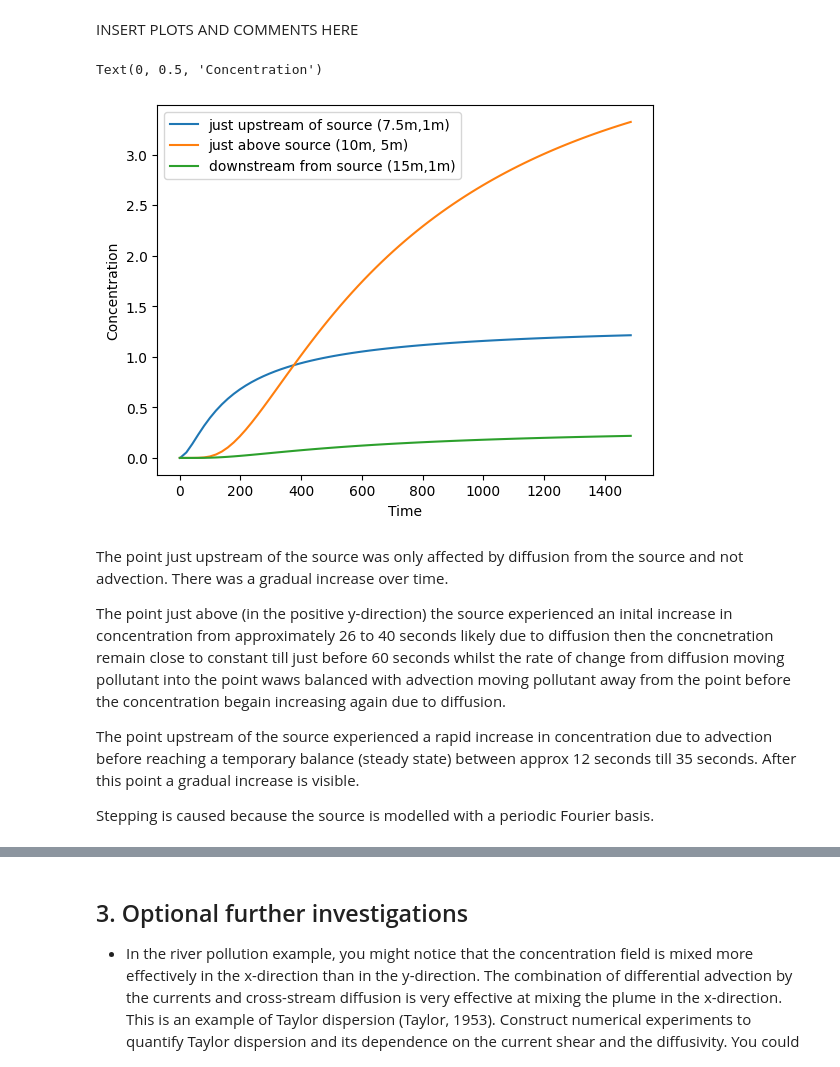
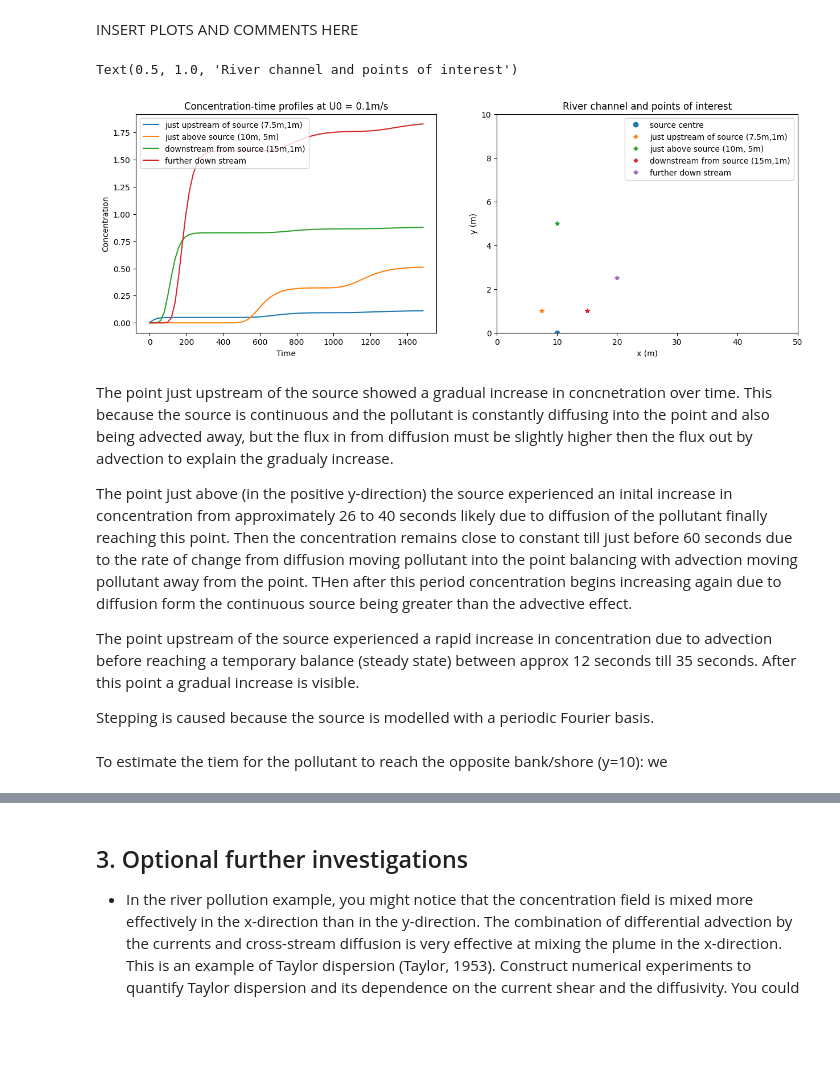
Before and after one commit to ananyaaa-j/QCES, a Jupyter notebook: Project2_transport.ipynb, the cells around one changed output, grey strips where cells are left out. Saved outputs shown, nothing was run; the diff lists cells and outputs as text; code cells hidden in the pictures; blank space fills up the shorter version.

```diff
--- a/Project2_transport.ipynb
+++ b/Project2_transport.ipynb
@@ -322,8 +330,7 @@ import logging
 logger = logging.getLogger(__name__)
 
 # Set parameters
-# U0 = 0.1 # maximum current speed in m/s
-U0 = 0 #removind advection
+U0 = 0.1 # maximum current speed in m/s
 w = 10 # width of the river in m
 L = 50 # length of the river section to simulate
 kappa = 1e-2 # diffusivity in m^2/s
@@ -337,7 +344,7 @@ S_t = 1 # forcing timescale
 Nx = 256 # number of gridoints in x
 Ny = 32 # number of gridpoints in y
 stop_sim_time=1500 # end time in seconds
-#timestep = (L/Nx)/U0 # timestep in seconds, calculated from the CFL number
+timestep = (L/Nx)/U0 # timestep in seconds, calculated from the CFL number
 
 import numpy as np
 import dedalus.public as dedalus
@@ -466,39 +473,53 @@ INSERT PLOTS AND COMMENTS HERE
 # %%
 # c_save.shape # = (78, 256, 32)
 # Nx = 256 # number of gridoints in x and the sacle is from 0 to L=50
 # Ny = 32 # number of gridpoints in y and the scale is from 0 to w=10
 
 # source centre: (0,10)
 
 # points: (7.5, 1) downstream and just above source
 #         (10, 5) just above source
 #         (15, 1) upstream and just above source
 
-x_points = [7.5, 10, 15]
-y_points = [1, 5, 1]
+x_points = [7.5, 10, 15, 20]
+y_points = [1, 5, 1, 2.5]
 
-labels = ["just upstream of source (7.5m,1m)", "just above source (10m, 5m)", "downstream from source (15m,1m)"]
+labels = ["just upstream of source (7.5m,1m)", "just above source (10m, 5m)", "downstream from source (15m,1m)", "further down stream"]
 
-
-
+plt.figure(figsize=(15,5))
+plt.subplot(1, 2, 1)
 for i in range(0,len(x_points)):
   xidx = round(x_points[i] / (50/256))
   yidx = round(y_points[i] / (10/32))
   plt.plot(t_save, c_save[:, xidx, yidx], label = labels[i])
 plt.legend()
 plt.xlabel("Time")
 plt.ylabel("Concentration")
+plt.title("Concentration-time profiles at U0 = 0.1m/s")
+
+plt.subplot(1, 2, 2)
+plt.plot(10,0, 'o', label = "source centre")
+plt.xlim(0, 50)
+plt.ylim(0, 10)
+for i in range(0,len(x_points)):
+  plt.plot(x_points[i], y_points[i], '*', label = labels[i])
+plt.xlabel("x (m)")
+plt.ylabel("y (m)")
+plt.legend()
+plt.title("River channel and points of interest")
 # %% [output]
-Text(0, 0.5, 'Concentration')
+Text(0.5, 1.0, 'River channel and points of interest')
-[figure, old version]
+[figure, new version]
 # %% [markdown]
-The point just upstream of the source was only affected by diffusion from the source and not advection. There was a gradual increase over time.
+The point just upstream of the source showed a gradual increase in concnetration over time. This because the source is continuous and the pollutant is constantly diffusing into the point and also being advected away, but the flux in from diffusion must be slightly higher then the flux out by advection to explain the gradualy increase.
 
-The point just above (in the positive y-direction) the source experienced an inital increase in concentration from approximately 26 to 40 seconds likely due to diffusion then the concnetration remain close to constant till just before 60 seconds whilst the rate of change from diffusion moving pollutant into the point waws balanced with advection moving pollutant away from the point before the concentration begain increasing again due to diffusion.
+The point just above (in the positive y-direction) the source experienced an inital increase in concentration from approximately 26 to 40 seconds likely due to diffusion of the pollutant finally reaching this point. Then the concentration remains close to constant till just before 60 seconds due to the rate of change from diffusion moving pollutant into the point balancing with advection moving pollutant away from the point. THen after this period concentration begins increasing again due to diffusion form the continuous source being greater than the advective effect.
 
 The point upstream of the source experienced a rapid increase in concentration due to advection before reaching a temporary balance (steady state) between approx 12 seconds till 35 seconds. After this point a gradual increase is visible.
 
 Stepping is caused because the source is modelled with a periodic Fourier basis.
+# %% [markdown]
+To estimate the tiem for the pollutant to reach the opposite bank/shore (y=10): we
 # %%
 x_points = [15, 20, 25, 30, 35, 40, 45, 50]
 y_shore = 10
```
Also changed, not shown: parts of 9 cells of this notebook.
